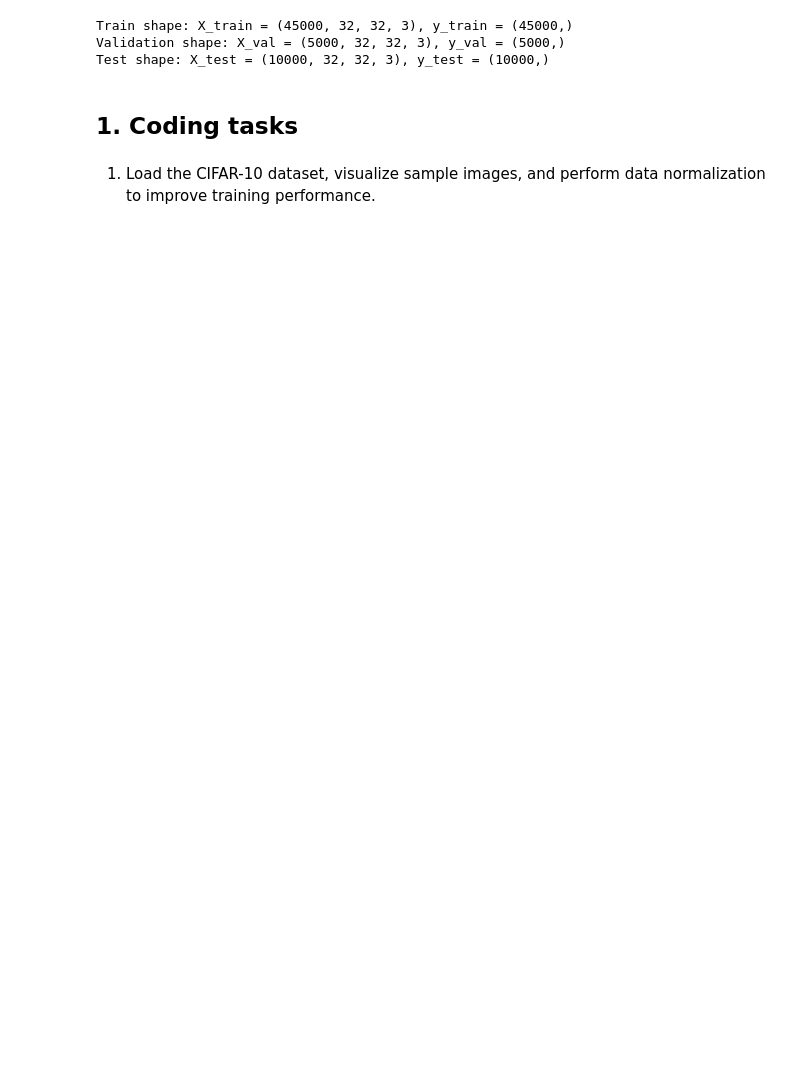
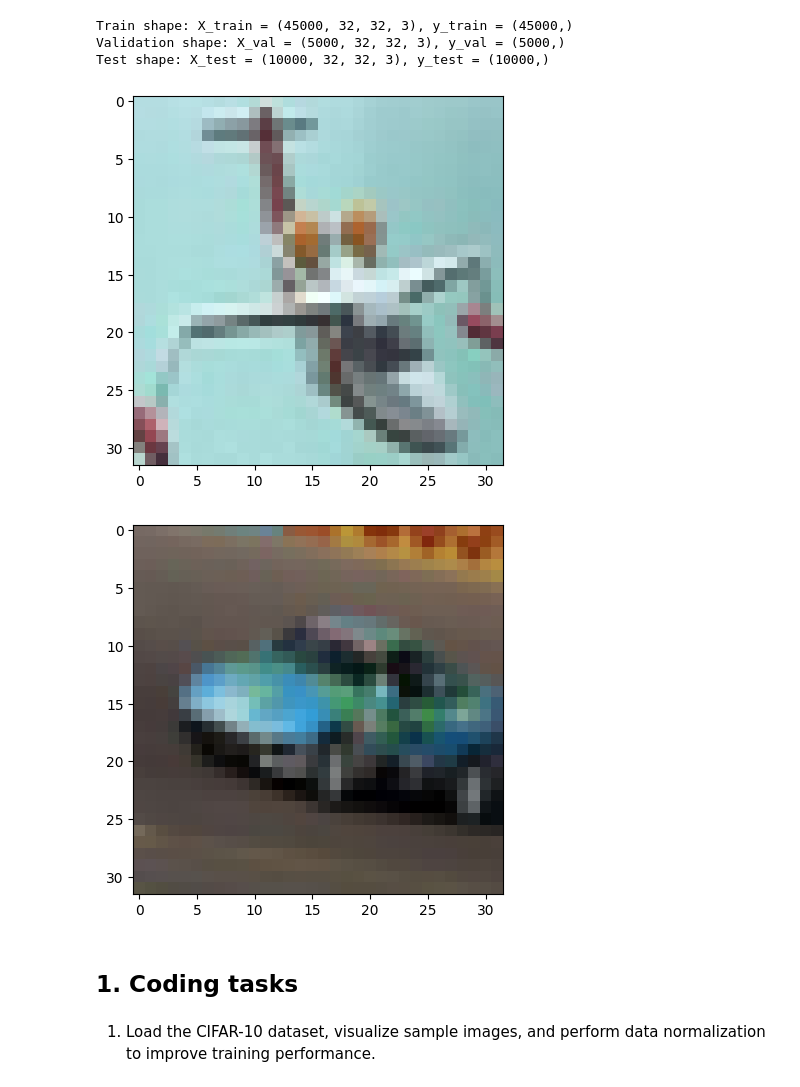
Before and after one commit to ducanup01/ML4DS-220205-Assignment5, a Jupyter notebook: 220205-assignment5-notebook-densenet.ipynb, the cells around one changed output. Saved outputs shown, nothing was run; the diff lists cells and outputs as text; code cells hidden in the pictures; blank space fills up the shorter version.

```diff
--- a/220205-assignment5-notebook-densenet.ipynb
+++ b/220205-assignment5-notebook-densenet.ipynb
@@ -85,12 +96,15 @@ Train shape: X_train = (45000, 32, 32, 3), y_train = (45000,)
 Validation shape: X_val = (5000, 32, 32, 3), y_val = (5000,)
 Test shape: X_test = (10000, 32, 32, 3), y_test = (10000,)
 # %%
-# # Show some samples in the dataset
-# import matplotlib.pyplot as plt
-# imgplot = plt.imshow(X_train[44999])
-# plt.show()
-# imgplot = plt.imshow(X_test[4999])
-# plt.show()
+# Show some samples in the dataset
+import matplotlib.pyplot as plt
+imgplot = plt.imshow(X_train[44999])
+plt.show()
+imgplot = plt.imshow(X_test[4999])
+plt.show()
+# %% [output]
+[figure, added]
+[figure, added]
 # %% [markdown]
 ## 1. Coding tasks
 # %% [markdown]
```
Also changed, not shown: parts of 20 cells of this notebook, 6 other files.
